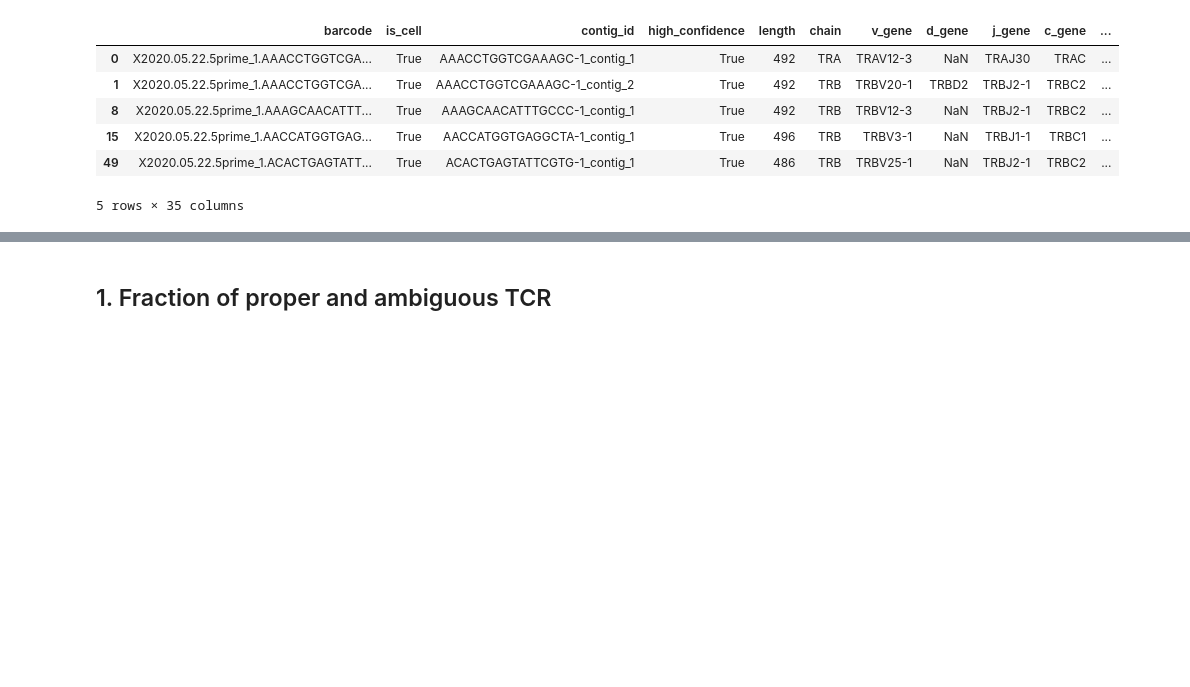
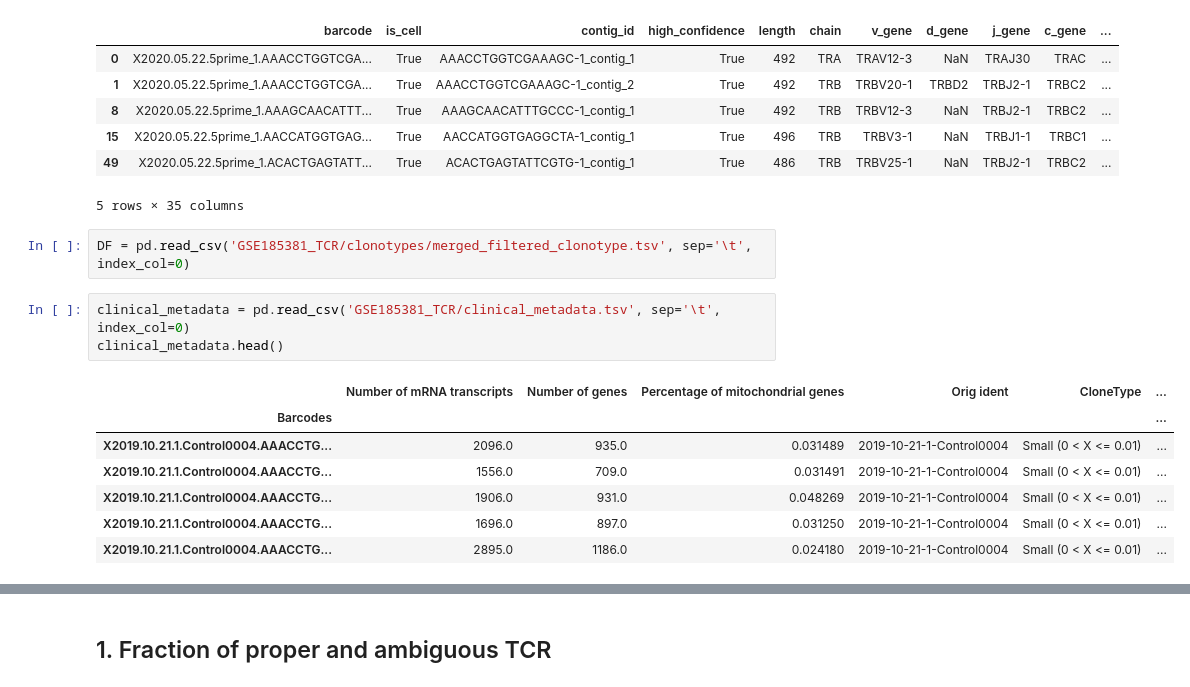
Before and after one commit to sondvo/clonotype_analyses, a Jupyter notebook: TCR_analysis_cleanup.ipynb, the cells around one changed output, grey strips where cells are left out. Drawn from its saved outputs; the diff is of its cells as text; blank space fills up the shorter version.

Commit message:
finalize merged_filtered_clonotype.tsv, reformat for plotly: proper_ambigous clonotypes

```diff
--- a/TCR_analysis_cleanup.ipynb
+++ b/TCR_analysis_cleanup.ipynb
@@ -191,3 +178,16 @@ DF.head()
 | 15 | X2020.05.22.5prime_1.AACCATGGTGAG... | True | AACCATGGTGAGGCTA-1_contig_1 | True | 496 | TRB | TRBV3-1 | NaN | TRBJ1-1 | TRBC1 | ... |
 | 49 | X2020.05.22.5prime_1.ACACTGAGTATT... | True | ACACTGAGTATTCGTG-1_contig_1 | True | 486 | TRB | TRBV25-1 | NaN | TRBJ2-1 | TRBC2 | ... |
 5 rows × 35 columns
+# %%
+DF = pd.read_csv('GSE185381_TCR/clonotypes/merged_filtered_clonotype.tsv', sep='\t', index_col=0)
+# %%
+clinical_metadata = pd.read_csv('GSE185381_TCR/clinical_metadata.tsv', sep='\t', index_col=0)
+clinical_metadata.head()
+# %% [output]
+|  | Number of mRNA transcripts | Number of genes | Percentage of mitochondrial genes | Orig ident | CloneType | ... |
+| Barcodes |  |  |  |  |  | ... |
+| X2019.10.21.1.Control0004.AAACCTG... | 2096.0 | 935.0 | 0.031489 | 2019-10-21-1-Control0004 | Small (0 < X <= 0.01) | ... |
+| X2019.10.21.1.Control0004.AAACCTG... | 1556.0 | 709.0 | 0.031491 | 2019-10-21-1-Control0004 | Small (0 < X <= 0.01) | ... |
+| X2019.10.21.1.Control0004.AAACCTG... | 1906.0 | 931.0 | 0.048269 | 2019-10-21-1-Control0004 | Small (0 < X <= 0.01) | ... |
+| X2019.10.21.1.Control0004.AAACCTG... | 1696.0 | 897.0 | 0.031250 | 2019-10-21-1-Control0004 | Small (0 < X <= 0.01) | ... |
+| X2019.10.21.1.Control0004.AAACCTG... | 2895.0 | 1186.0 | 0.024180 | 2019-10-21-1-Control0004 | Small (0 < X <= 0.01) | ... |
```
Also changed, not shown: parts of 14 cells of this notebook, 2 other files.
